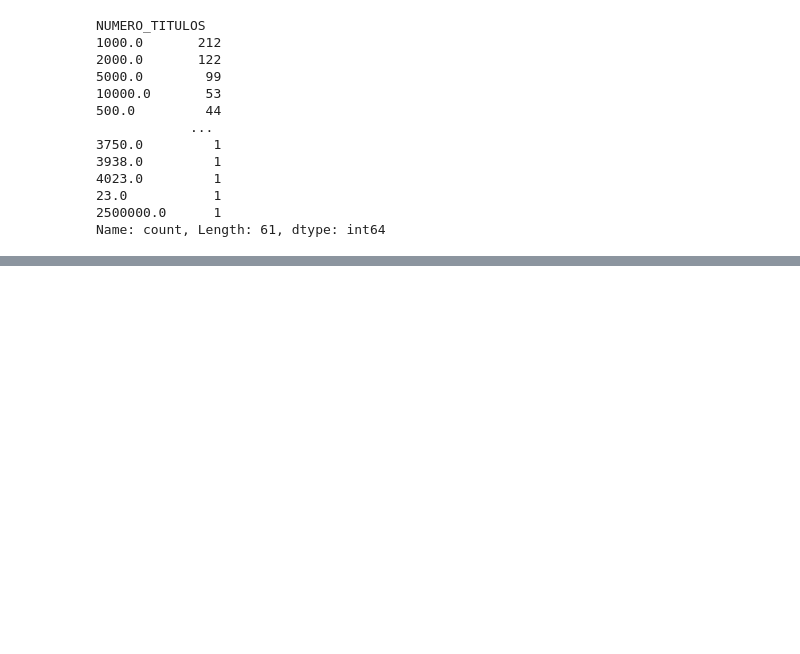
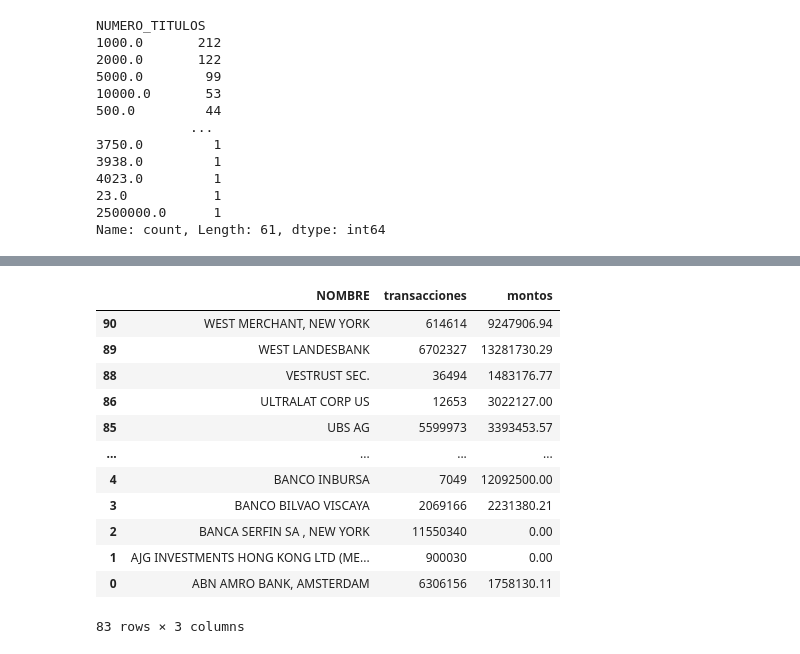
Before and after one commit to Ale1726/clientes_eda, a Jupyter notebook: producto_sims.ipynb, the cells around one changed output, grey strips where cells are left out. Drawn from its saved outputs; the diff is of its cells as text; code cells hidden in the pictures; blank space fills up the shorter version.

```diff
--- a/producto_sims.ipynb
+++ b/producto_sims.ipynb
@@ -213,0 +222,27 @@ agrupado_plazo_anual.to_csv(os.path.join(path_dir_output_transformation, "agrupa
+# %%
+agrupado_clientes_tra_monto = (
+    productos_sims.groupby(['NOMBRE'], as_index=False)
+    .agg(
+        transacciones=('FOLIO', lambda x: round(x.sum())),
+        montos=('MONTO_MOVIMIENTO', lambda x: round(x.mean(), 2))
+    )
+    .sort_values(by='NOMBRE', ascending=False)
+)
+# %%
+agrupado_clientes_tra_monto = agrupado_clientes_tra_monto[agrupado_clientes_tra_monto["transacciones"] >0].dropna()
+# %%
+agrupado_clientes_tra_monto
+# %% [output]
+|  | NOMBRE | transacciones | montos |
+| 90 | WEST MERCHANT, NEW YORK | 614614 | 9247906.94 |
+| 89 | WEST LANDESBANK | 6702327 | 13281730.29 |
+| 88 | VESTRUST SEC. | 36494 | 1483176.77 |
+| 86 | ULTRALAT CORP US | 12653 | 3022127.00 |
+| 85 | UBS AG | 5599973 | 3393453.57 |
+| ... | ... | ... | ... |
+| 4 | BANCO INBURSA | 7049 | 12092500.00 |
+| 3 | BANCO BILVAO VISCAYA | 2069166 | 2231380.21 |
+| 2 | BANCA SERFIN SA , NEW YORK | 11550340 | 0.00 |
+| 1 | AJG INVESTMENTS HONG KONG LTD (ME... | 900030 | 0.00 |
+| 0 | ABN AMRO BANK, AMSTERDAM | 6306156 | 1758130.11 |
+83 rows × 3 columns
```
Also changed, not shown: parts of 8 cells of this notebook, 1 other file.
